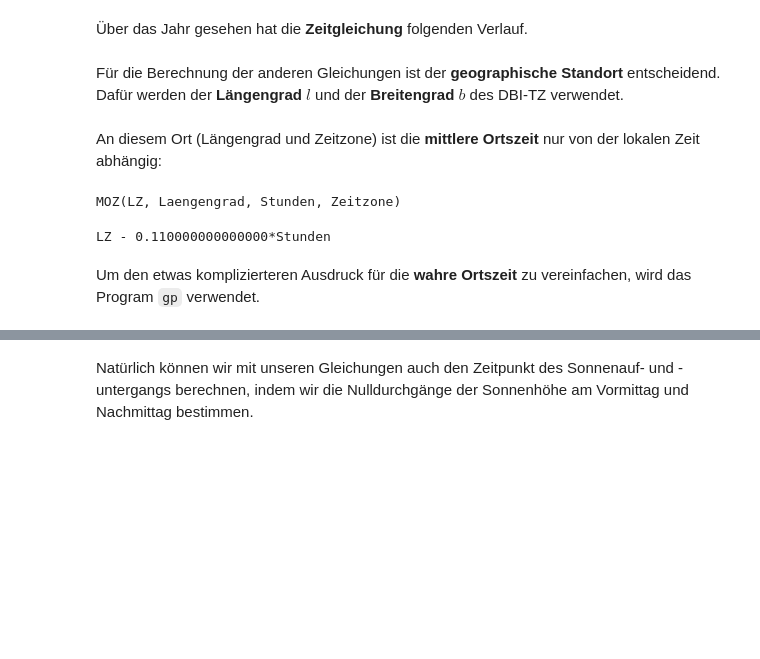
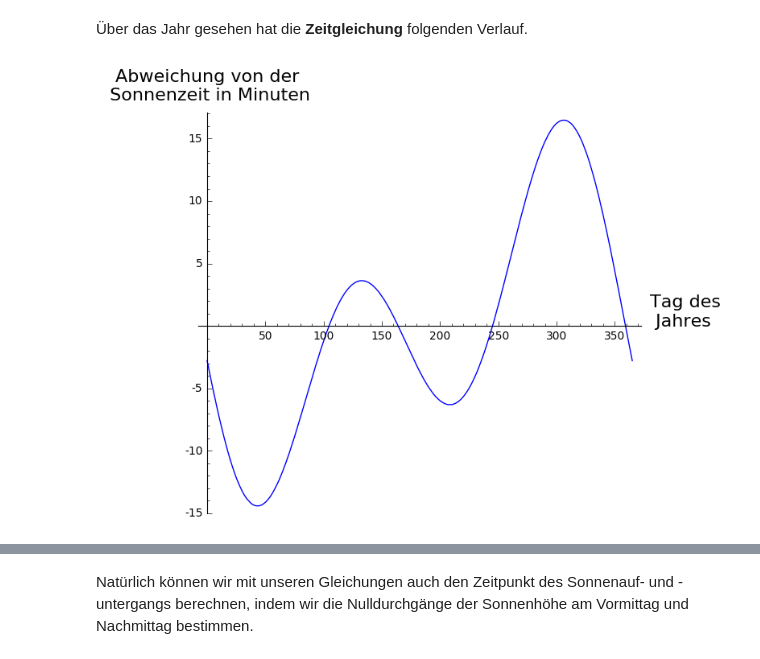
Before and after one commit to bassenj/RegEn, a Jupyter notebook: DIN-5034-2.ipynb, the cells around one changed output, grey strips where cells are left out. Saved outputs shown, nothing was run; the diff lists cells and outputs as text; code cells hidden in the pictures; blank space fills up the shorter version.

```diff
--- a/DIN-5034-2.ipynb
+++ b/DIN-5034-2.ipynb
@@ -89,8 +112,10 @@ Bestimme die sogenannte **Zeitgleichung**
 # %%
-var('Stunden')
-Minuten = Stunden / 60
-Zgl = (0.0066
-       + 7.3525 * cos(J + 85.9 * Grad)
-       + 9.9359 * cos(2 * J + 108.9 * Grad)
-       + 0.3387 * cos(3 * J + 105.2 * Grad)
-      ) * Minuten;
+ZG_def = ZG == WOZ - MOZ;
+ZG_eqn = ZG == (0.0066
+                    + 7.3525 * cos(J + 85.9 * Grad)
+                    + 9.9359 * cos(2 * J + 108.9 * Grad)
+                    + 0.3387 * cos(3 * J + 105.2 * Grad)
+               ) * Minuten;
+ZG_eqn = solve([ZG_eqn, J_eqn], J, ZG)[-1][-1]
+MOZ_eqn = MOZ == UTC - 4 * Minuten/(1 * Grad) * Laengengrad
+LZ_eqn = LZ == UTC + ZZ
@@ -175,7 +206,8 @@ Die Sonnenzeit weicht heute 16.0 Minuten von der lokalen Zeit ab.
 # %% [markdown]
 Über das Jahr gesehen hat die **Zeitgleichung** folgenden Verlauf.
 # %%
-Zgldiagramm = plot(Zgl.function(TagDesJahres) / Minuten, 0, 365)
+Zgldiagramm = plot(ZG_heute / Minuten, 0, 365)
 Zgldiagramm.axes_labels(['Tag des\n Jahres','Abweichung von der\n Sonnenzeit in Minuten'])
+Zgldiagramm
+# %% [output]
+[figure, added]
-# %% [markdown]
-Für die Berechnung der anderen Gleichungen ist der **geographische Standort** entscheidend. Dafür werden der **Längengrad $l$** und der **Breitengrad $b$** des DBI-TZ verwendet.
@@ -187,13 +213,0 @@ b = 50.93 * Grad;
-# %% [markdown]
-An diesem Ort (Längengrad und Zeitzone) ist die **mittlere Ortszeit** nur von der lokalen Zeit abhängig:
-# %%
-print 'MOZ'+str(MOZ.arguments())
-MOZ.subs({
-    Laengengrad:l
-    ,Zeitzone:ZZ
-}).expand()
-# %% [output]
-MOZ(LZ, Laengengrad, Stunden, Zeitzone)
-LZ - 0.110000000000000*Stunden
-# %% [markdown]
-Um den etwas komplizierteren Ausdruck für die **wahre Ortszeit** zu vereinfachen, wird das Program `gp` verwendet.
```
Also changed, not shown: parts of 48 cells of this notebook.
